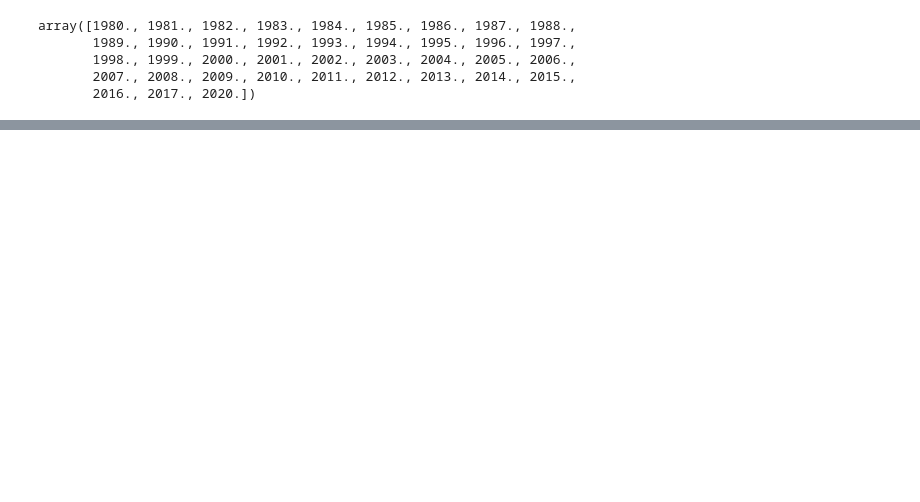
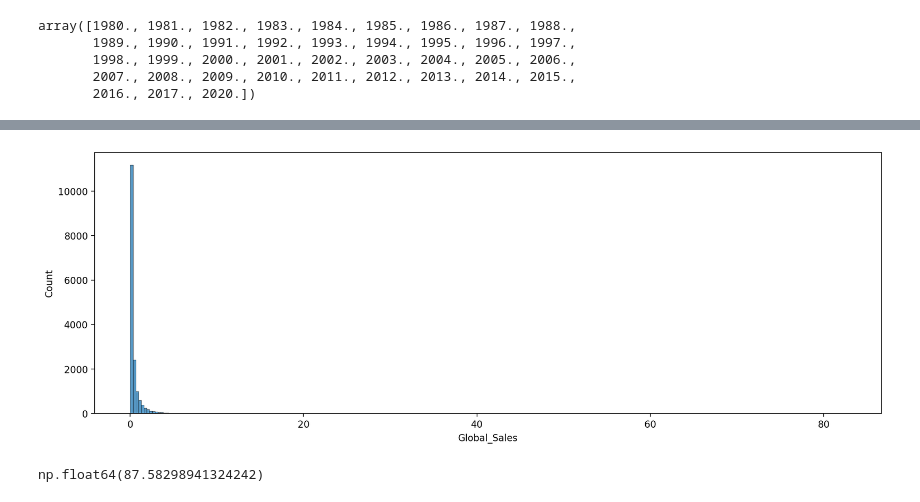
Before and after one commit to samisiraj/video-game-sales-eda, a Jupyter notebook: notebooks/eda.ipynb, the cells around one changed output, grey strips where cells are left out. Cells and saved outputs as stored; diff of their text form; code cells hidden in the pictures; blank space fills up the shorter version.

```diff
--- a/notebooks/eda.ipynb
+++ b/notebooks/eda.ipynb
@@ -104,0 +161,8 @@ dtype: int64
+# %%
+fix, ax = plt.subplots(figsize=(15,5), dpi=200)
+sns.histplot(data=df, x='Global_Sales')
+plt.show()
+(df['Global_Sales'] < 1).sum() / len(df) * 100
+# %% [output]
+[figure, added]
+np.float64(87.58298941324242)
```
Also changed, not shown: parts of 16 cells of this notebook.
